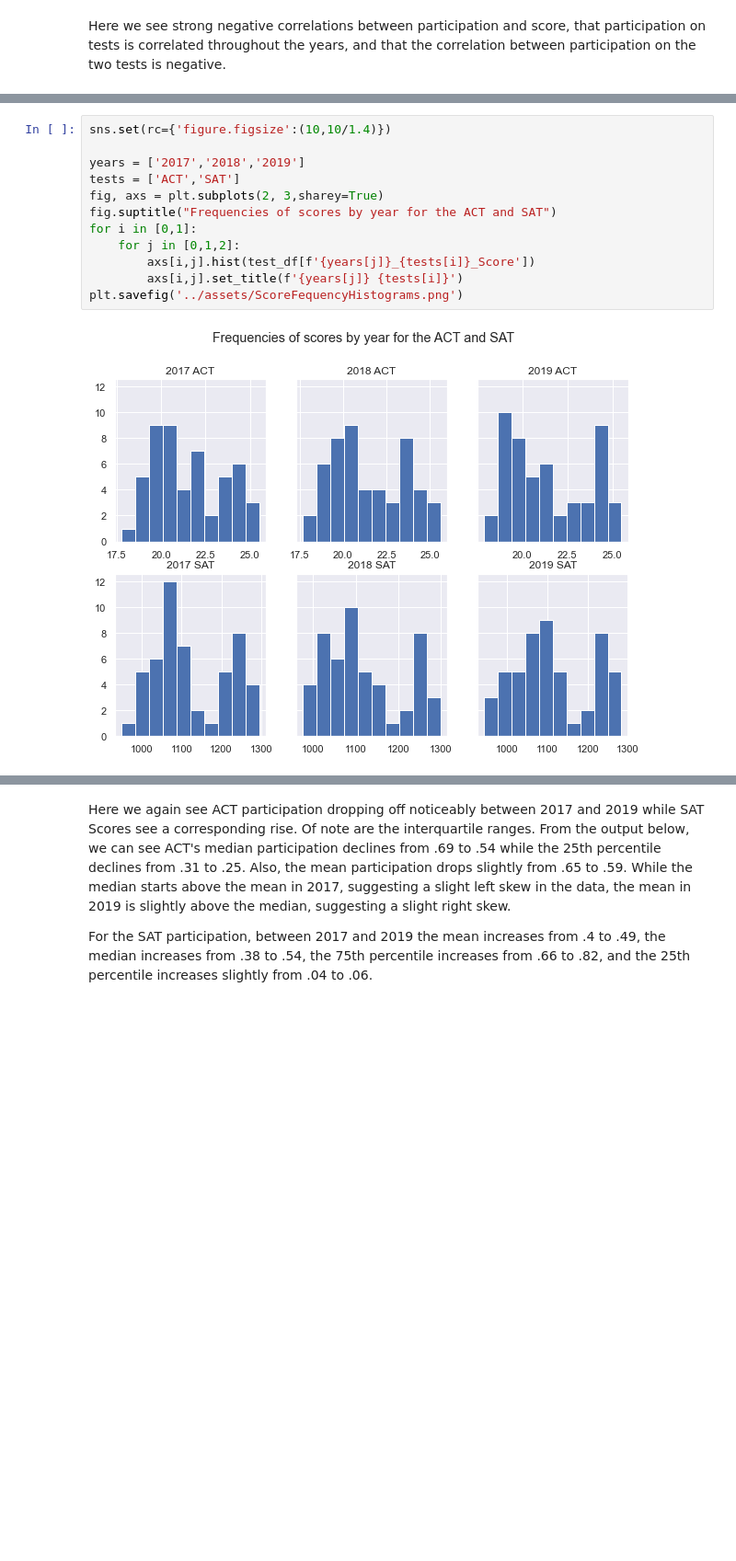
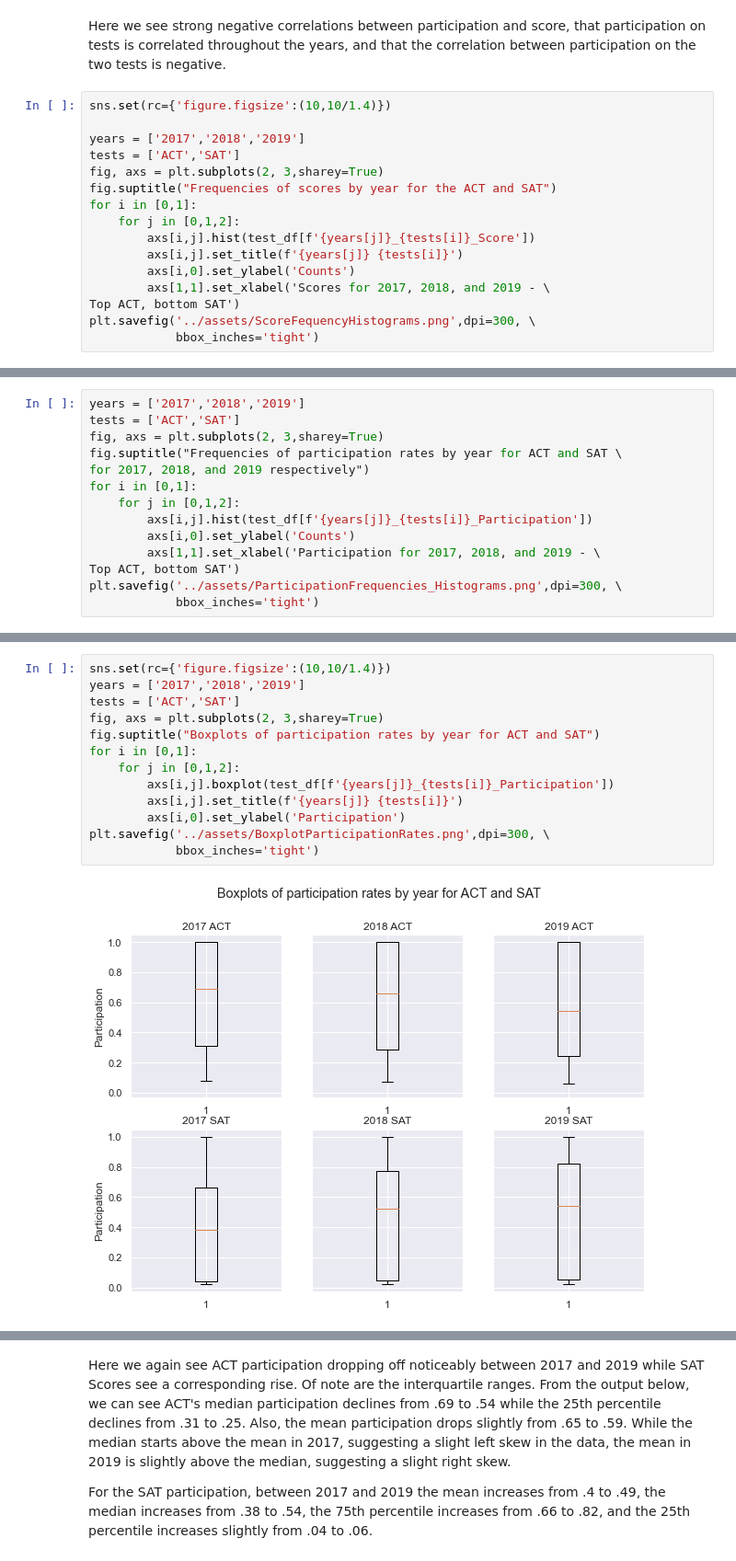
Before and after one commit to wcmohr/ScholasticExams, a Jupyter notebook: code/starter-code.ipynb, the cells around one changed output, grey strips where cells are left out. Shown at 92% size. Saved outputs shown, nothing was run; the diff lists cells and outputs as text; blank space fills up the shorter version.

```diff
--- a/code/starter-code.ipynb
+++ b/code/starter-code.ipynb
@@ -1130,3 +781,19 @@ plt.savefig('../assets/heatmap.png')
 [figure]
 # %% [markdown]
 Here we see strong negative correlations between participation and score, that participation on tests is correlated throughout the years, and that the correlation between participation on the two tests is negative.
+# %%
+sns.set(rc={'figure.figsize':(10,10/1.4)})
+
+years = ['2017','2018','2019']
+tests = ['ACT','SAT']
+fig, axs = plt.subplots(2, 3,sharey=True)
+fig.suptitle("Frequencies of scores by year for the ACT and SAT")
+for i in [0,1]:
+    for j in [0,1,2]:
+        axs[i,j].hist(test_df[f'{years[j]}_{tests[i]}_Score'])
+        axs[i,j].set_title(f'{years[j]} {tests[i]}')
+        axs[i,0].set_ylabel('Counts')
+        axs[1,1].set_xlabel('Scores for 2017, 2018, and 2019 - \
+Top ACT, bottom SAT')
+plt.savefig('../assets/ScoreFequencyHistograms.png',dpi=300, \
+            bbox_inches='tight')
@@ -1132,0 +804,14 @@ Here we see strong negative correlations between participation and score, that p
+# %%
+years = ['2017','2018','2019']
+tests = ['ACT','SAT']
+fig, axs = plt.subplots(2, 3,sharey=True)
+fig.suptitle("Frequencies of participation rates by year for ACT and SAT \
+for 2017, 2018, and 2019 respectively")
+for i in [0,1]:
+    for j in [0,1,2]:
+        axs[i,j].hist(test_df[f'{years[j]}_{tests[i]}_Participation'])
+        axs[i,0].set_ylabel('Counts')
+        axs[1,1].set_xlabel('Participation for 2017, 2018, and 2019 - \
+Top ACT, bottom SAT')
+plt.savefig('../assets/ParticipationFrequencies_Histograms.png',dpi=300, \
+            bbox_inches='tight')
@@ -1133,14 +822,15 @@ Here we see strong negative correlations between participation and score, that p
 # %%
 sns.set(rc={'figure.figsize':(10,10/1.4)})
-
 years = ['2017','2018','2019']
 tests = ['ACT','SAT']
 fig, axs = plt.subplots(2, 3,sharey=True)
-fig.suptitle("Frequencies of scores by year for the ACT and SAT")
+fig.suptitle("Boxplots of participation rates by year for ACT and SAT")
 for i in [0,1]:
     for j in [0,1,2]:
-        axs[i,j].hist(test_df[f'{years[j]}_{tests[i]}_Score'])
+        axs[i,j].boxplot(test_df[f'{years[j]}_{tests[i]}_Participation'])
         axs[i,j].set_title(f'{years[j]} {tests[i]}')
-plt.savefig('../assets/ScoreFequencyHistograms.png')
+        axs[i,0].set_ylabel('Participation')
+plt.savefig('../assets/BoxplotParticipationRates.png',dpi=300, \
+            bbox_inches='tight')
 # %% [output]
-[figure, old version]
+[figure, new version]
```
Also changed, not shown: parts of 140 cells of this notebook, 20 other files.
